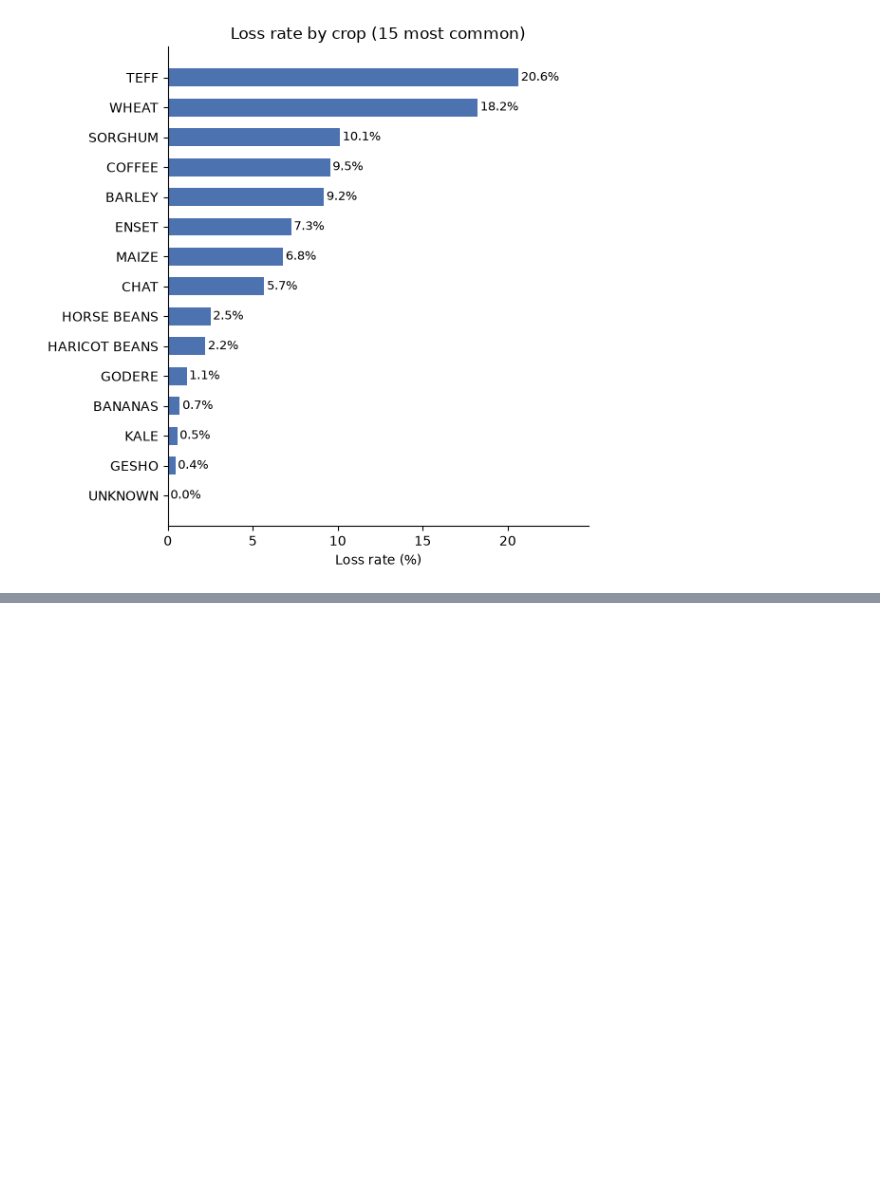
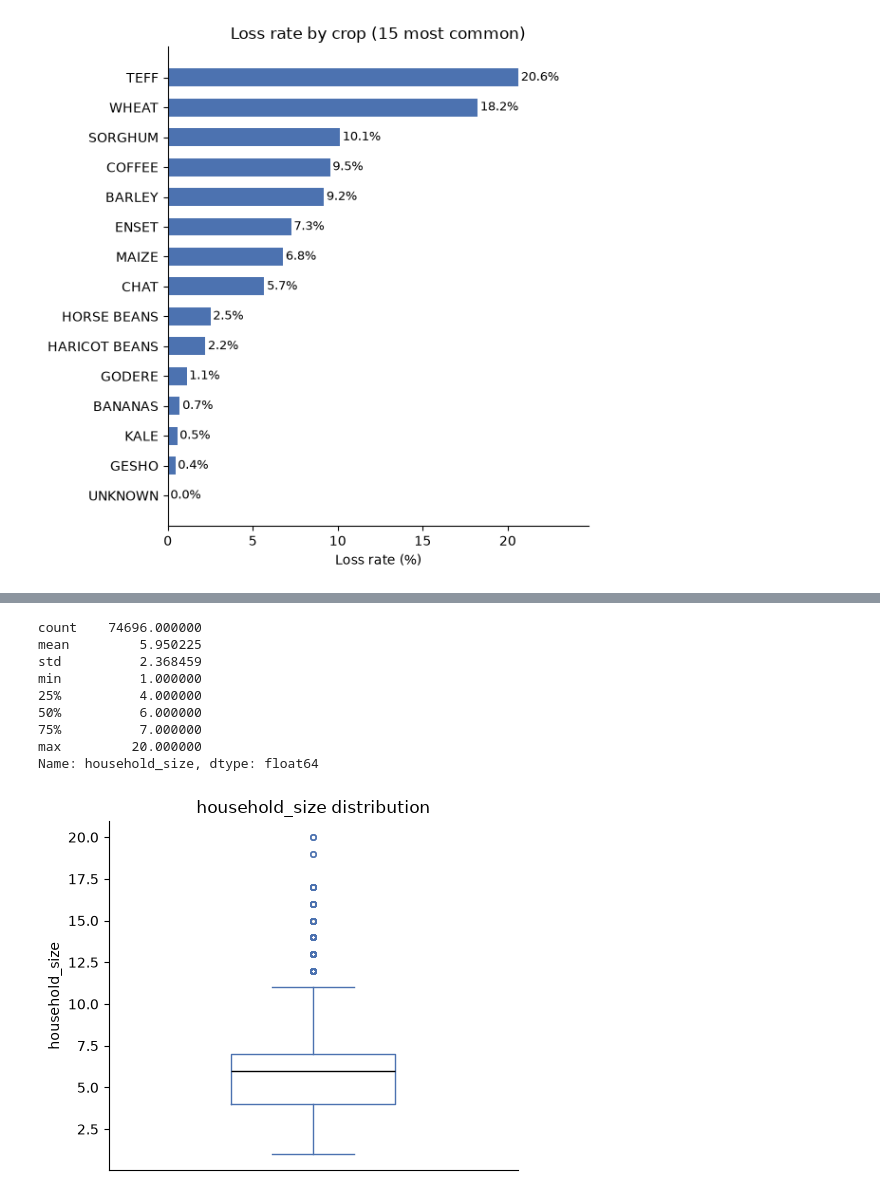
Before and after one commit to Melkam22/crop-loss-predictor-app, a Jupyter notebook: notebooks/02_feature_exploration.ipynb, the cells around one changed output, grey strips where cells are left out. Saved outputs shown, nothing was run; the diff lists cells and outputs as text; code cells hidden in the pictures; blank space fills up the shorter version.

```diff
--- a/notebooks/02_feature_exploration.ipynb
+++ b/notebooks/02_feature_exploration.ipynb
@@ -320,0 +331,25 @@ plt.show()
+# %%
+print(df_model["household_size"].describe())
+
+fig, ax = plt.subplots(figsize=(5, 4))
+ax.boxplot(df_model["household_size"], orientation="vertical", widths=0.4,
+           boxprops=dict(color=BAR_COLOR), whiskerprops=dict(color=BAR_COLOR),
+           capprops=dict(color=BAR_COLOR), medianprops=dict(color="black"),
+           flierprops=dict(markeredgecolor=BAR_COLOR, markersize=4, alpha=0.5))
+ax.set_ylabel("household_size")
+ax.set_title("household_size distribution")
+ax.set_xticks([])
+ax.spines[["top", "right"]].set_visible(False)
+plt.tight_layout()
+plt.show()
+# %% [output]
+count    74696.000000
+mean         5.950225
+std          2.368459
+min          1.000000
+25%          4.000000
+50%          6.000000
+75%          7.000000
+max         20.000000
+Name: household_size, dtype: float64
+[figure, added]
```
Also changed, not shown: parts of 7 cells of this notebook, 1 other file.
